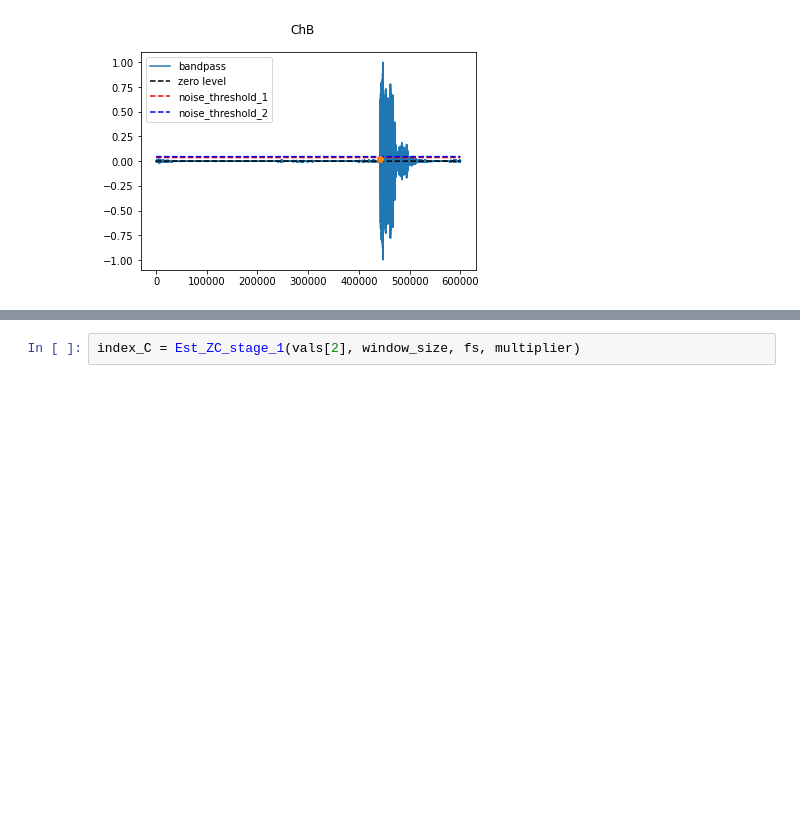
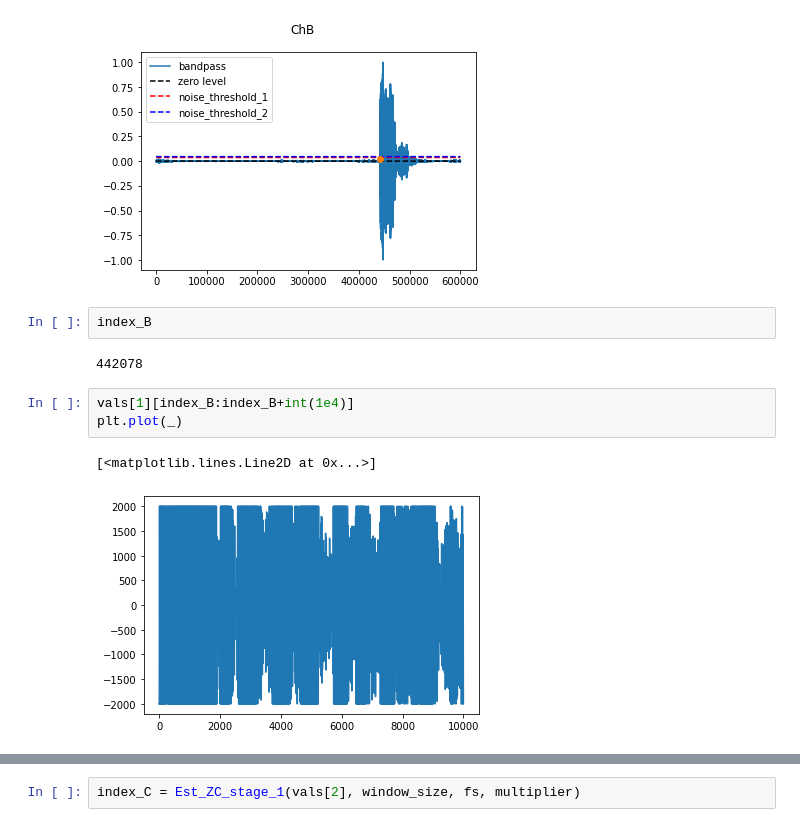
Before and after one commit to surajRathi/positioning_system, a Jupyter notebook: simple_tests.ipynb, the cells around one changed output, grey strips where cells are left out. Cells and saved outputs as stored; diff of their text form; blank space fills up the shorter version.

```diff
--- a/simple_tests.ipynb
+++ b/simple_tests.ipynb
@@ -34,3 +34,13 @@ index_A = Est_ZC_stage_1(vals[0], window_size, fs, multiplier, run_plot=True, pl
 index_B = Est_ZC_stage_1(vals[1], window_size, fs, multiplier, run_plot=True, plot_title='ChB')
 # %% [output]
 [figure]
+# %%
+index_B
+# %% [output]
+442078
+# %%
+vals[1][index_B:index_B+int(1e4)]
+plt.plot(_)
+# %% [output]
+[<matplotlib.lines.Line2D at 0x...>]
+[figure, added]
```
Also changed, not shown: parts of 3 cells of this notebook, 8 other files.
